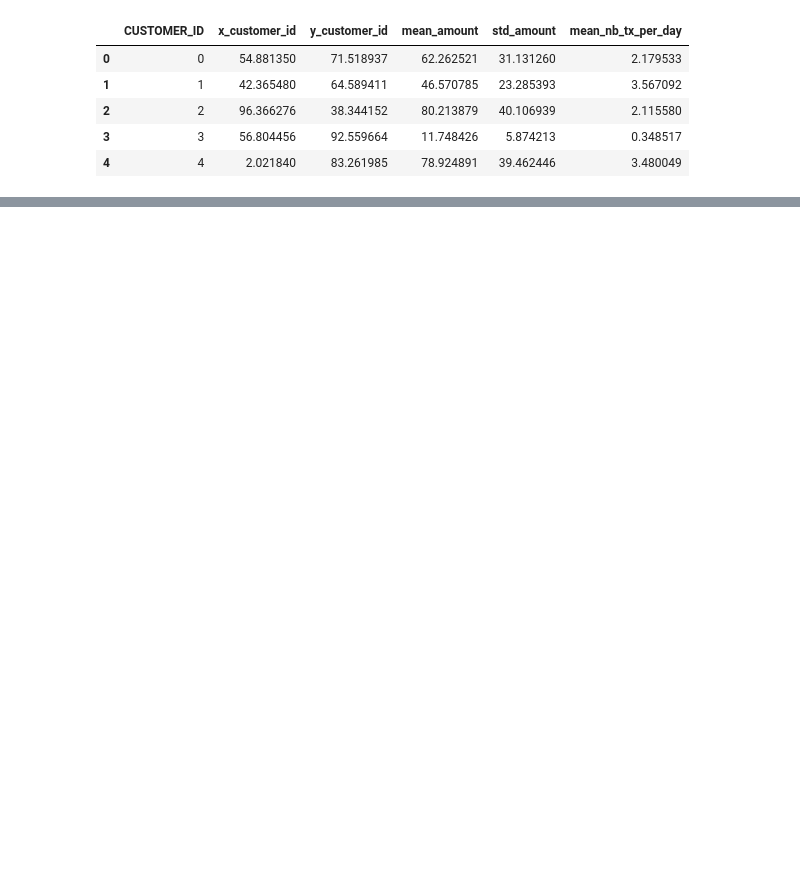
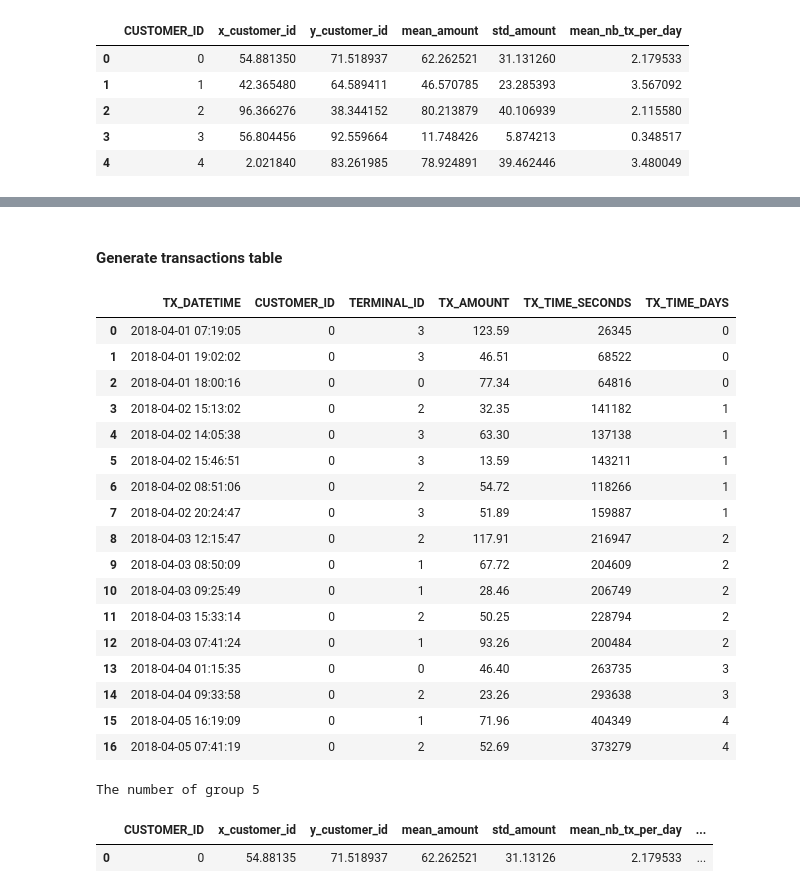
Before and after one commit to hcccccz/fraud_detect, a Jupyter notebook: Untitled-1.ipynb, the cells around one changed output, grey strips where cells are left out. Drawn from its saved outputs; the diff is of its cells as text; code cells hidden in the pictures; blank space fills up the shorter version.

```diff
--- a/Untitled-1.ipynb
+++ b/Untitled-1.ipynb
@@ -44,0 +151,73 @@ customer_profiles_table
+# %% [markdown]
+#### Generate transactions table
+# %%
+def generate_transactions_table(customer_profile, start_date="2018-04-01", nb_days = 10):
+
+    customer_transactions = []
+
+    random.seed(int(customer_profile.CUSTOMER_ID))
+    np.random.seed(int(customer_profile.CUSTOMER_ID))
+
+    for day in range(nb_days):
+        nb_tx = np.random.poisson(customer_profile.mean_nb_tx_per_day) #number of transaction that day
+
+        if nb_tx > 0:
+            for tx in range(nb_tx):
+
+                time_tx = int(np.random.normal(86400/2, 20000)) #around noon, std 20000
+
+                if (time_tx>0) and (time_tx<86400):
+
+                    amount = np.random.normal(customer_profile.mean_amount, customer_profile.std_amount)
+
+                    if amount<0:
+                        amount = np.random.uniform(0, customer_profile.mean_amount*2)
+
+                    amount = np.round(amount, decimals=2)
+
+                    if len(customer_profile.available_terminal) > 0:
+                        terminal_id = random.choice(customer_profile.available_terminal)
+
+                        customer_transactions.append([time_tx+day*86400, day, customer_profile.CUSTOMER_ID, terminal_id, amount])
+
+    customer_transactions = pd.DataFrame(customer_transactions, columns=['TX_TIME_SECONDS', 'TX_TIME_DAYS', 'CUSTOMER_ID', 'TERMINAL_ID', 'TX_AMOUNT'])
+
+    if len(customer_transactions) > 0:
+        customer_transactions['TX_DATETIME'] = pd.to_datetime(customer_transactions['TX_TIME_SECONDS'], unit='s', origin=start_date)
+        customer_transactions = customer_transactions[['TX_DATETIME', 'CUSTOMER_ID', 'TERMINAL_ID', 'TX_AMOUNT', 'TX_TIME_SECONDS', 'TX_TIME_DAYS']]
+
+    return customer_transactions
+# %%
+transaction_table_customer_0=generate_transactions_table(customer_profiles_table.iloc[0],
+                                                         start_date = "2018-04-01",
+                                                         nb_days = 5)
+transaction_table_customer_0
+# %% [output]
+|  | TX_DATETIME | CUSTOMER_ID | TERMINAL_ID | TX_AMOUNT | TX_TIME_SECONDS | TX_TIME_DAYS |
+| 0 | 2018-04-01 07:19:05 | 0 | 3 | 123.59 | 26345 | 0 |
+| 1 | 2018-04-01 19:02:02 | 0 | 3 | 46.51 | 68522 | 0 |
+| 2 | 2018-04-01 18:00:16 | 0 | 0 | 77.34 | 64816 | 0 |
+| 3 | 2018-04-02 15:13:02 | 0 | 2 | 32.35 | 141182 | 1 |
+| 4 | 2018-04-02 14:05:38 | 0 | 3 | 63.30 | 137138 | 1 |
+| 5 | 2018-04-02 15:46:51 | 0 | 3 | 13.59 | 143211 | 1 |
+| 6 | 2018-04-02 08:51:06 | 0 | 2 | 54.72 | 118266 | 1 |
+| 7 | 2018-04-02 20:24:47 | 0 | 3 | 51.89 | 159887 | 1 |
+| 8 | 2018-04-03 12:15:47 | 0 | 2 | 117.91 | 216947 | 2 |
+| 9 | 2018-04-03 08:50:09 | 0 | 1 | 67.72 | 204609 | 2 |
+| 10 | 2018-04-03 09:25:49 | 0 | 1 | 28.46 | 206749 | 2 |
+| 11 | 2018-04-03 15:33:14 | 0 | 2 | 50.25 | 228794 | 2 |
+| 12 | 2018-04-03 07:41:24 | 0 | 1 | 93.26 | 200484 | 2 |
+| 13 | 2018-04-04 01:15:35 | 0 | 0 | 46.40 | 263735 | 3 |
+| 14 | 2018-04-04 09:33:58 | 0 | 2 | 23.26 | 293638 | 3 |
+| 15 | 2018-04-05 16:19:09 | 0 | 1 | 71.96 | 404349 | 4 |
+| 16 | 2018-04-05 07:41:19 | 0 | 2 | 52.69 | 373279 | 4 |
+# %%
+g = customer_profiles_table.groupby("CUSTOMER_ID")
+print("The number of group", g.ngroups)
+# %% [output]
+The number of group 5
+# %%
+g.get_group(0)
+# %% [output]
+|  | CUSTOMER_ID | x_customer_id | y_customer_id | mean_amount | std_amount | mean_nb_tx_per_day | ... |
+| 0 | 0 | 54.88135 | 71.518937 | 62.262521 | 31.13126 | 2.179533 | ... |
```
Also changed, not shown: parts of 19 cells of this notebook, 1 other file.
